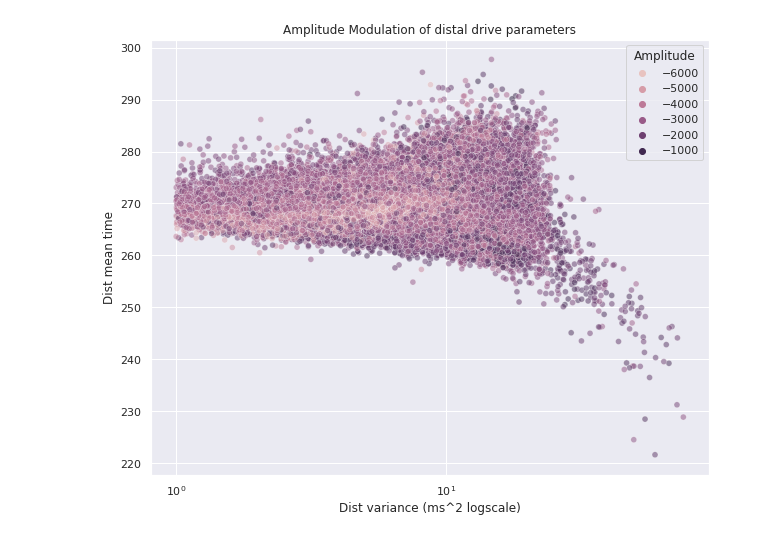
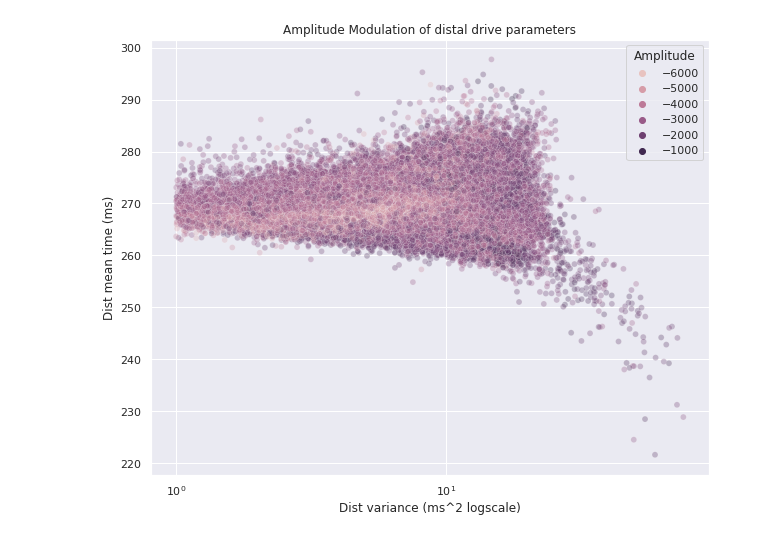
Before and after one commit to ntolley/data1030_project, a Jupyter notebook: src/midterm_report.ipynb, the cells around one changed output. Cells and saved outputs as stored; diff of their text form; code cells hidden in the pictures.

```diff
--- a/src/midterm_report.ipynb
+++ b/src/midterm_report.ipynb
@@ -83,9 +80,10 @@ plt.savefig('../figures/marginal_distribution.png')
 # %%
 plt.figure(figsize=(10,8))
-splot = sns.scatterplot(data=df, x ='Dist variance', y='Dist mean time', hue='Amplitude', alpha=0.5)
+splot = sns.scatterplot(data=df, x ='Dist variance', y='Dist mean time', hue='Amplitude', alpha=0.3)
 splot.set(xscale="log")
 plt.xlabel('Dist variance (ms^2 logscale)')
+plt.ylabel('Dist mean time (ms)')
 plt.title('Amplitude Modulation of distal drive parameters')
 plt.savefig('../figures/distal_param_amplitude.png')
 # %% [output]
-[figure, old version]
+[figure, new version]
```
Also changed, not shown: parts of 7 cells of this notebook, 4 other files.
